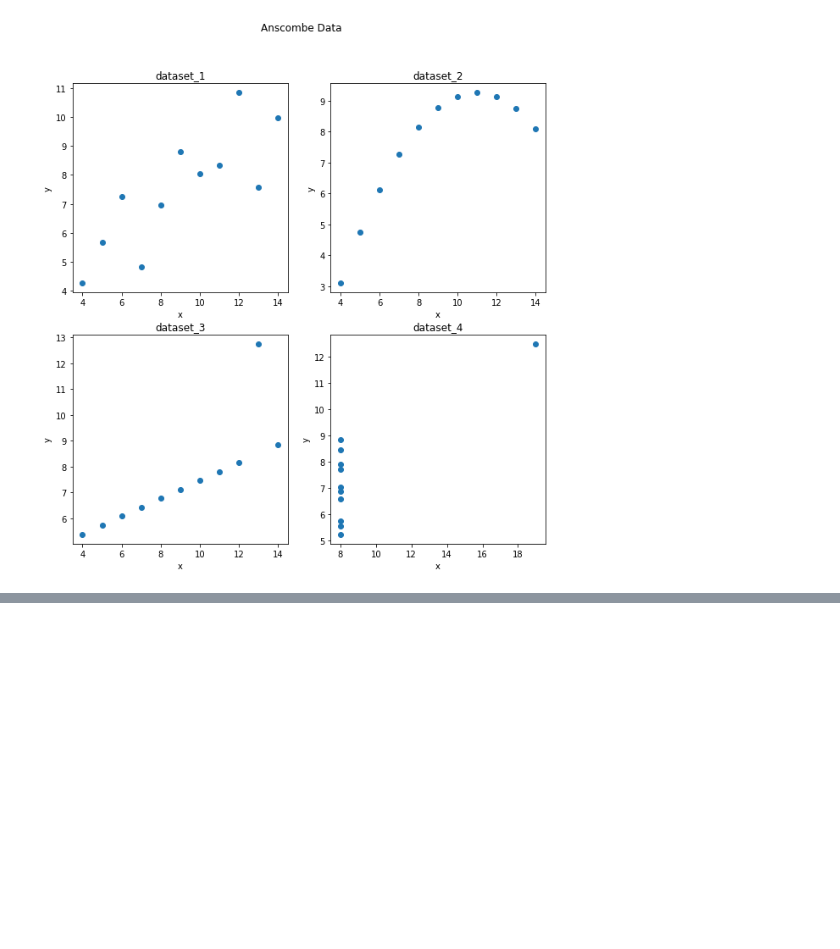
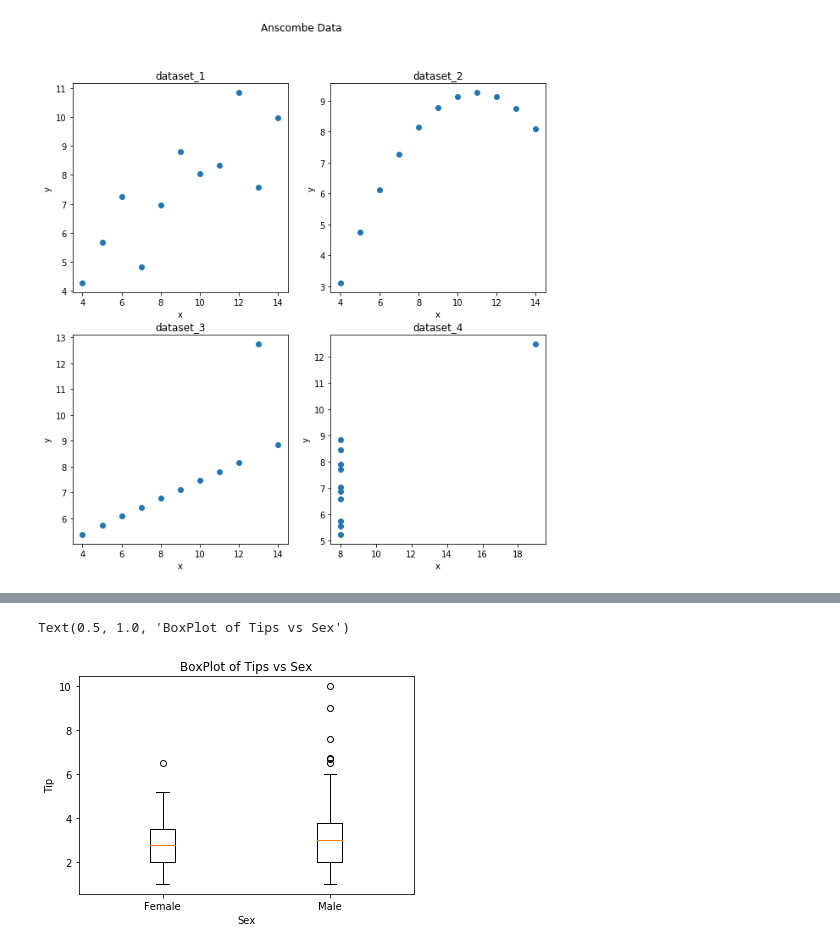
Before and after one commit to MohammadAliAfsahi/Python_Pandas_Library, a Jupyter notebook: Panadas.ipynb, the cells around one changed output, grey strips where cells are left out. Drawn from its saved outputs; the diff is of its cells as text; code cells hidden in the pictures; blank space fills up the shorter version.

```diff
--- a/Panadas.ipynb
+++ b/Panadas.ipynb
@@ -530,0 +562,11 @@ Text(0.5, 0.98, 'Anscombe Data')
+# %%
+# Boxplot are used when a discrete variable is plot against continuous variable
+boxplot = plt.figure()
+axes3 = boxplot.add_subplot(1, 1, 1)
+axes3.boxplot([ tips[tips['sex'] == 'Female']['tip'], tips[tips['sex'] == 'Male' ]['tip'] ], labels=['Female','Male'])
+axes3.set_xlabel('Sex')
+axes3.set_ylabel('Tip')
+axes3.set_title('BoxPlot of Tips vs Sex')
+# %% [output]
+Text(0.5, 1.0, 'BoxPlot of Tips vs Sex')
+[figure, added]
```
Also changed, not shown: parts of 5 cells of this notebook.
